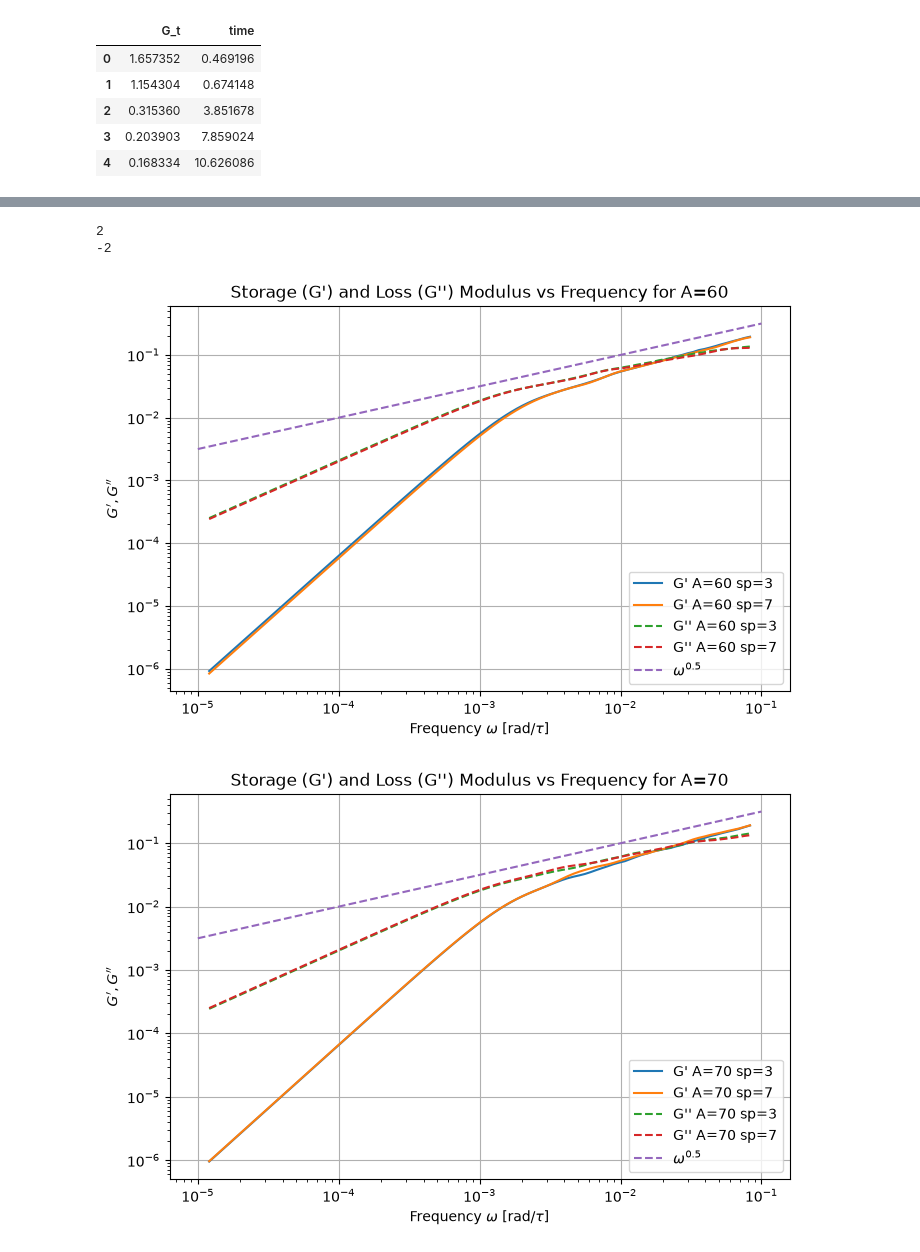
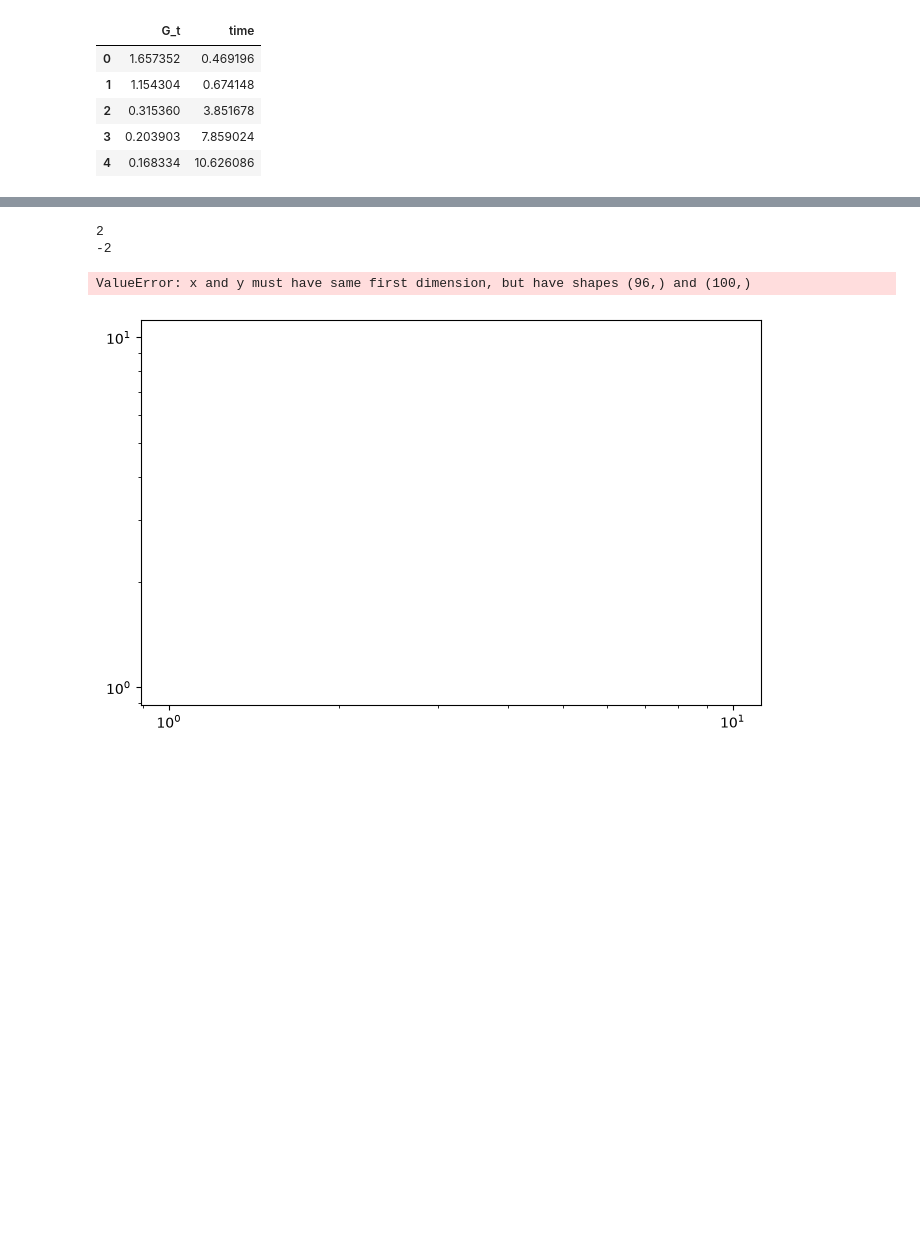
Before and after one commit to anotherbeaver/amine_polymers, a Jupyter notebook: storage_loss_moduli_N_30_r0_0.25_diff_spacing.ipynb, the cells around one changed output, grey strips where cells are left out. Drawn from its saved outputs; the diff is of its cells as text; code cells hidden in the pictures; blank space fills up the shorter version.

```diff
--- a/storage_loss_moduli_N_30_r0_0.25_diff_spacing.ipynb
+++ b/storage_loss_moduli_N_30_r0_0.25_diff_spacing.ipynb
@@ -250,7 +250,7 @@ def trap_integral_dynamic_moduli(omega, G_t, t):
         G_pp[i] = w * integral.real
     return G_p, G_pp
 # %%
-omega = np.logspace(-5, -1, 100)
+omega = np.logspace(-6, -1, 100)
 
 Gp_list_3 = []
 Gpp_list_3 = []
@@ -328,50 +328,51 @@ window_size = 5
 window = [1/window_size] * window_size
 print(window_size//2)
 print(-(window_size//2))
+omega = omega[window_size//2:-(window_size//2)]
 for i, A in enumerate(As):
-    Gp = Gp_list_3[i]
-    Gpp = Gpp_list_3[i]
-    df = pd.DataFrame({'omega': omega, 'Gp': Gp, 'Gpp': Gpp})
+    Gp_list_3[i] = np.convolve(Gp_list_3[i], window, mode='valid')
+    Gpp_list_3[i] = np.convolve(Gpp_list_3[i], window, mode='valid')
+    df = pd.DataFrame({'omega': omega, 'Gp': Gp_list_3[i], 'Gpp': Gpp_list_3[i]})
     df.to_csv(f"data/dyn_moduli/dyn_moduli_chainlength_31_patchspacing_3_N_beads_24800_gaussA_{A}_r0_0.25_gaussB_10_seed_12345.csv", index=False)
     try:
-        Gp = Gp_list_5[i]
-        Gpp = Gpp_list_5[i]
-        df = pd.DataFrame({'omega': omega, 'Gp': Gp, 'Gpp': Gpp})
+        Gp_list_5[i] = np.convolve(Gp_list_5[i], window, mode='valid')
+        Gpp_list_5[i] = np.convolve(Gpp_list_5[i], window, mode='valid')
+        df = pd.DataFrame({'omega': omega, 'Gp': Gp_list_5[i], 'Gpp': Gpp_list_5[i]})
         df.to_csv(f"data/dyn_moduli/dyn_moduli_chainlength_31_patchspacing_5_N_beads_24800_gaussA_{A}_r0_0.25_gaussB_10_seed_12345.csv", index=False)
     except:
         pass
-    Gp = Gp_list_7[i]
-    Gpp = Gpp_list_7[i]
-    df = pd.DataFrame({'omega': omega, 'Gp': Gp, 'Gpp': Gpp})
+    Gp_list_7[i] = np.convolve(Gp_list_7[i], window, mode='valid')
+    Gpp_list_7[i] = np.convolve(Gpp_list_7[i], window, mode='valid')
+    df = pd.DataFrame({'omega': omega, 'Gp': Gp_list_7[i], 'Gpp': Gpp_list_7[i]})
     df.to_csv(f"data/dyn_moduli/dyn_moduli_chainlength_31_patchspacing_7_N_beads_24800_gaussA_{A}_r0_0.25_gaussB_10_seed_12345.csv", index=False)
 
 
     plt.figure(figsize=(8, 5))
     plt.xscale('log')
     plt.yscale('log')
-    plt.loglog(omega[window_size//2:-(window_size//2)], np.convolve(Gp_list_3[i], window, mode='valid'), label=f"G' A={A} sp=3")
+    plt.loglog(omega, Gp_list_3[i], label=f"G' A={A} sp=3")
     try:
-        plt.loglog(omega[window_size//2:-(window_size//2)], np.convolve(Gp_list_5[i], window, mode='valid'), label=f"G' A={A} sp=5")
+        plt.loglog(omega, Gp_list_5[i], label=f"G' A={A} sp=5")
     except:
         pass
-    plt.loglog(omega[window_size//2:-(window_size//2)], np.convolve(Gp_list_7[i], window, mode='valid'), label=f"G' A={A} sp=7")
-    plt.loglog(omega[window_size//2:-(window_size//2)], np.convolve(Gpp_list_3[i], window, mode='valid'), linestyle='--', label=f"G'' A={A} sp=3")
+    plt.loglog(omega, Gp_list_7[i], label=f"G' A={A} sp=7")
+    plt.loglog(omega, Gpp_list_3[i], linestyle='--', label=f"G'' A={A} sp=3")
     try:
-        plt.loglog(omega[window_size//2:-(window_size//2)], np.convolve(Gpp_list_5[i], window, mode='valid'), linestyle='--', label=f"G'' A={A} sp=5")
+        plt.loglog(omega, Gpp_list_5[i], linestyle='--', label=f"G'' A={A} sp=5")
     except:
         pass
-    plt.loglog(omega[window_size//2:-(window_size//2)], np.convolve(Gpp_list_7[i], window, mode='valid'), linestyle='--', label=f"G'' A={A} sp=7")
+    plt.loglog(omega, Gpp_list_7[i], linestyle='--', label=f"G'' A={A} sp=7")
     plt.loglog(omega, omega**0.5, linestyle='--', label=r"$\omega^{0.5}$")
-    plt.xlabel(r'Frequency $\omega$ [rad/$\tau$]')
+    plt.xlabel(r'Frequency $\omega$')
     plt.ylabel("$G', G''$")
-    # plt.xlim([1e-5, 1e-1])
-    # plt.ylim([1e-4, 1e0])
+    plt.xlim([1e-5, 1e-1])
+    plt.ylim([1e-4, 1e0])
     plt.title(f"Storage (G') and Loss (G'') Modulus vs Frequency for A={A}")
     plt.grid(True)
     plt.legend()
     plt.show()
 # %% [output]
 2
 -2
+ValueError: x and y must have same first dimension, but have shapes (96,) and (100,)
-[figure, old version]
+[figure, new version]
-[figure, removed]
```
Also changed, not shown: parts of 6 cells of this notebook, 8 other files.
